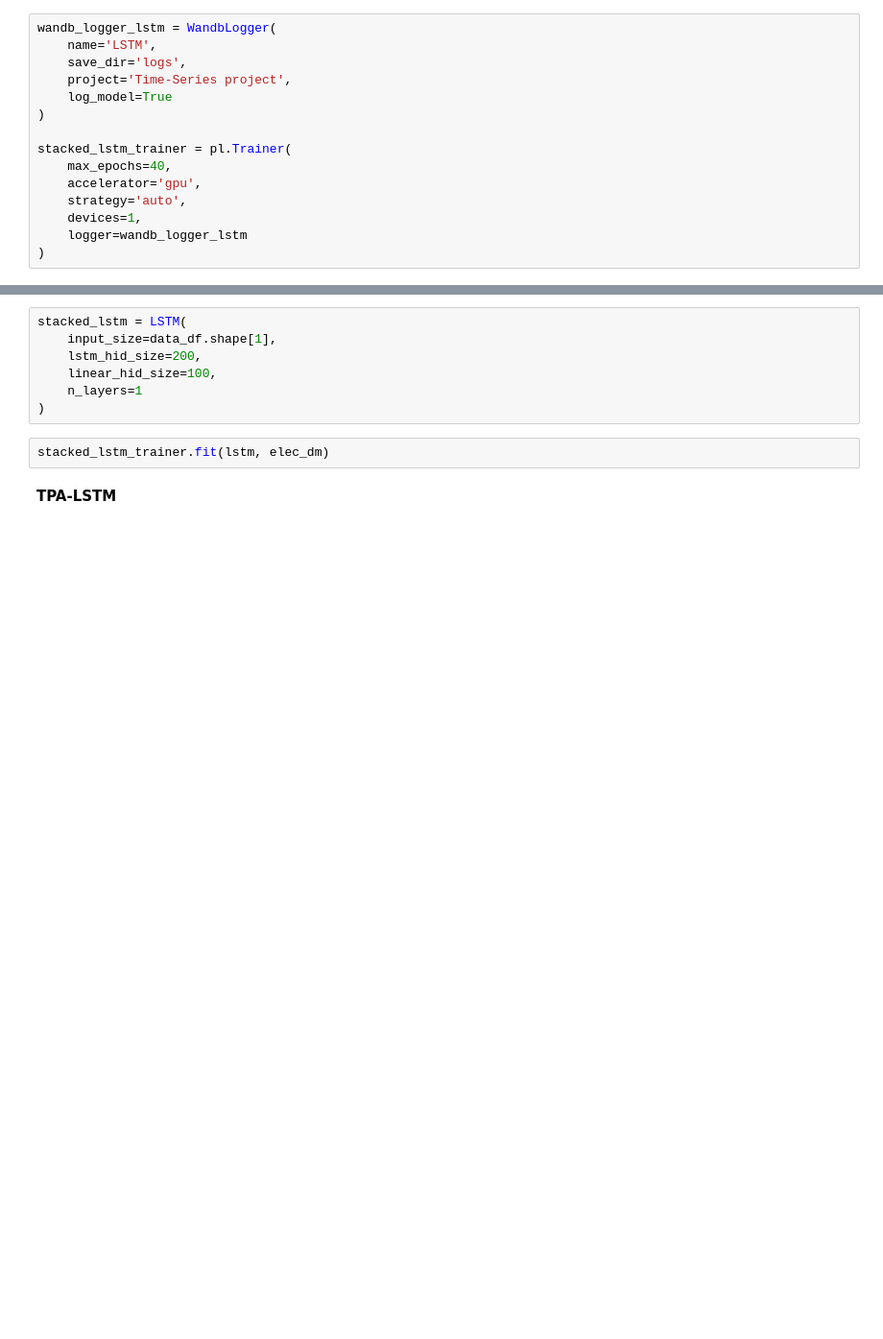
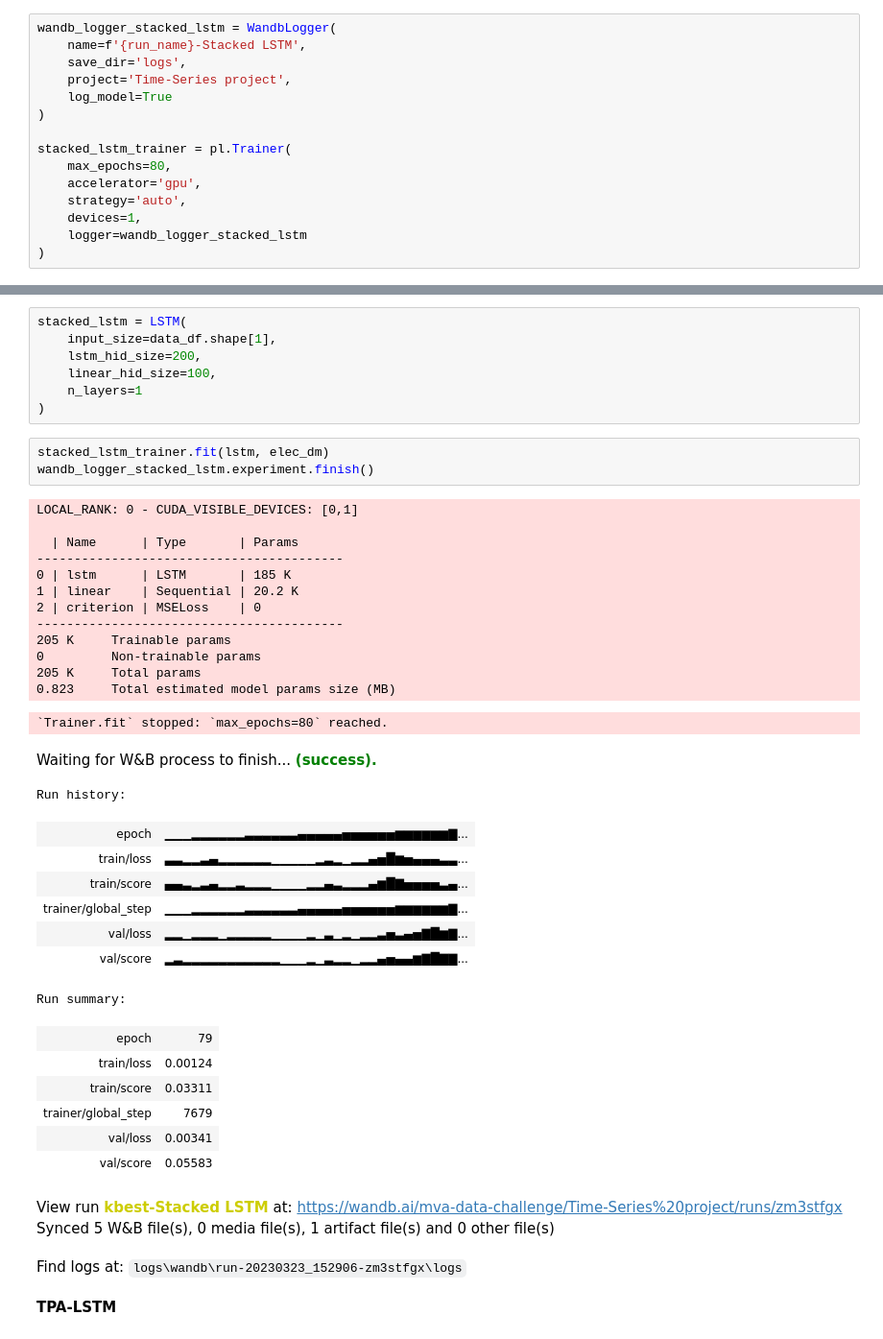
Before and after one commit to Archibald-Lafraik/tpa-lstm-pytorch, a Jupyter notebook: pl_main.ipynb, the cells around one changed output, grey strips where cells are left out. Shown at 96% size. Saved outputs shown, nothing was run; the diff lists cells and outputs as text; blank space fills up the shorter version.

```diff
--- a/pl_main.ipynb
+++ b/pl_main.ipynb
@@ -77,17 +104,17 @@ lstm_trainer.fit(lstm, elec_dm)
 # %% [markdown]
 **Stacked LSTM**
 # %%
-wandb_logger_lstm = WandbLogger(
-    name='LSTM',
+wandb_logger_stacked_lstm = WandbLogger(
+    name=f'{run_name}-Stacked LSTM',
     save_dir='logs',
     project='Time-Series project',
     log_model=True
 )
 
 stacked_lstm_trainer = pl.Trainer(
-    max_epochs=40,
+    max_epochs=80,
     accelerator='gpu',
     strategy='auto',
     devices=1,
-    logger=wandb_logger_lstm
+    logger=wandb_logger_stacked_lstm
 )
@@ -100,6 +137,39 @@ stacked_lstm = LSTM(
 )
 # %%
 stacked_lstm_trainer.fit(lstm, elec_dm)
+wandb_logger_stacked_lstm.experiment.finish()
+# %% [output]
+LOCAL_RANK: 0 - CUDA_VISIBLE_DEVICES: [0,1]
+
+  | Name      | Type       | Params
+-----------------------------------------
+0 | lstm      | LSTM       | 185 K
+1 | linear    | Sequential | 20.2 K
+2 | criterion | MSELoss    | 0
+-----------------------------------------
+205 K     Trainable params
+0         Non-trainable params
+205 K     Total params
+0.823     Total estimated model params size (MB)
+`Trainer.fit` stopped: `max_epochs=80` reached.
+Waiting for W&B process to finish... (success).
+Run history:
+| epoch | ▁▁▁▂▂▂▂▂▂▃▃▃▃▃▃▄▄▄▄▄▅▅▅▅▅▅▆▆▆▆▆▆▇... |
+| train/loss | ▃▃▂▂▃▄▂▂▂▂▂▂▁▁▁▁▁▂▃▂▁▂▂▄▅█▆▅▄▄▄▃▃... |
+| train/score | ▄▄▃▂▃▄▂▂▃▂▂▂▁▁▁▁▂▂▄▃▂▂▂▄▆█▇▅▅▅▅▃▄... |
+| trainer/global_step | ▁▁▁▂▂▂▂▂▂▃▃▃▃▃▃▄▄▄▄▄▅▅▅▅▅▅▆▆▆▆▆▆▇... |
+| val/loss | ▂▂▁▂▂▂▁▂▂▂▂▂▁▁▁▁▂▁▃▁▂▁▂▂▃▅▃▄▅▇█▆▇... |
+| val/score | ▂▃▂▂▂▂▂▂▂▂▂▂▂▁▁▁▂▁▃▂▂▁▂▂▄▅▄▄▆▇█▇▇... |
+Run summary:
+| epoch | 79 |
+| train/loss | 0.00124 |
+| train/score | 0.03311 |
+| trainer/global_step | 7679 |
+| val/loss | 0.00341 |
+| val/score | 0.05583 |
+View run kbest-Stacked LSTM at: https://wandb.ai/mva-data-challenge/Time-Series%20project/runs/zm3stfgx
+Synced 5 W&B file(s), 0 media file(s), 1 artifact file(s) and 0 other file(s)
+Find logs at: logs\wandb\run-20230323_152906-zm3stfgx\logs
 # %% [markdown]
 **TPA-LSTM**
 # %%
```
Also changed, not shown: parts of 9 cells of this notebook, 1 other file.
